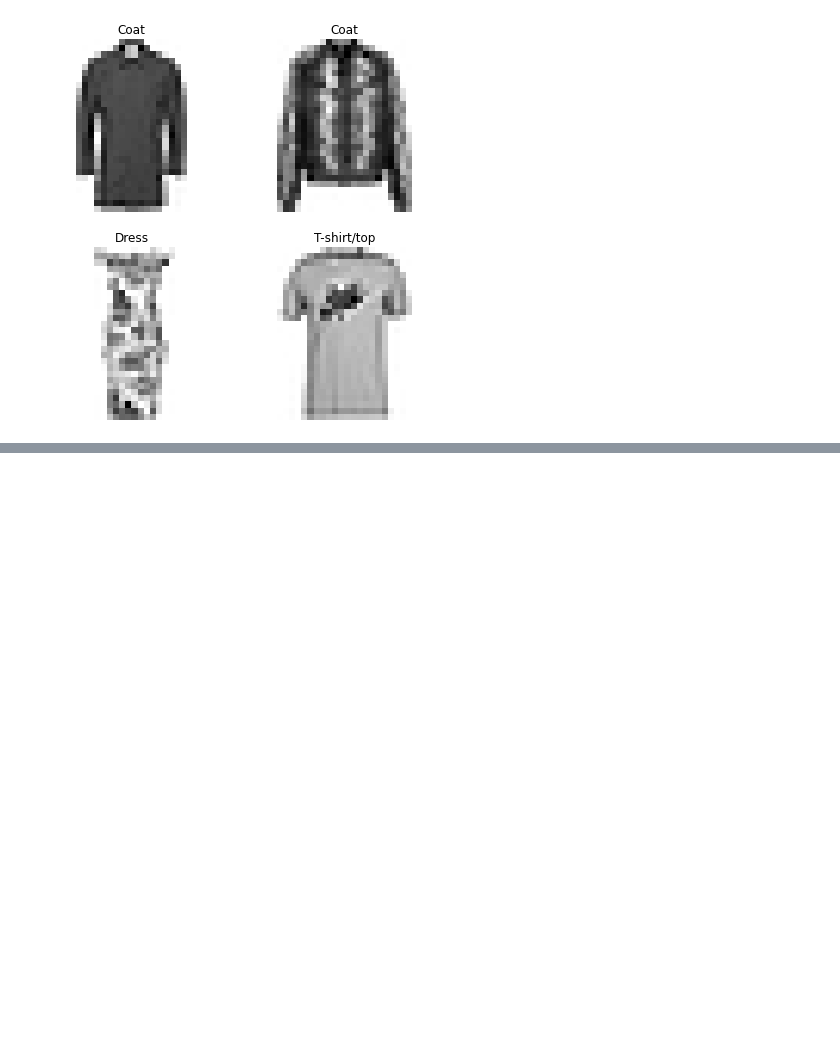
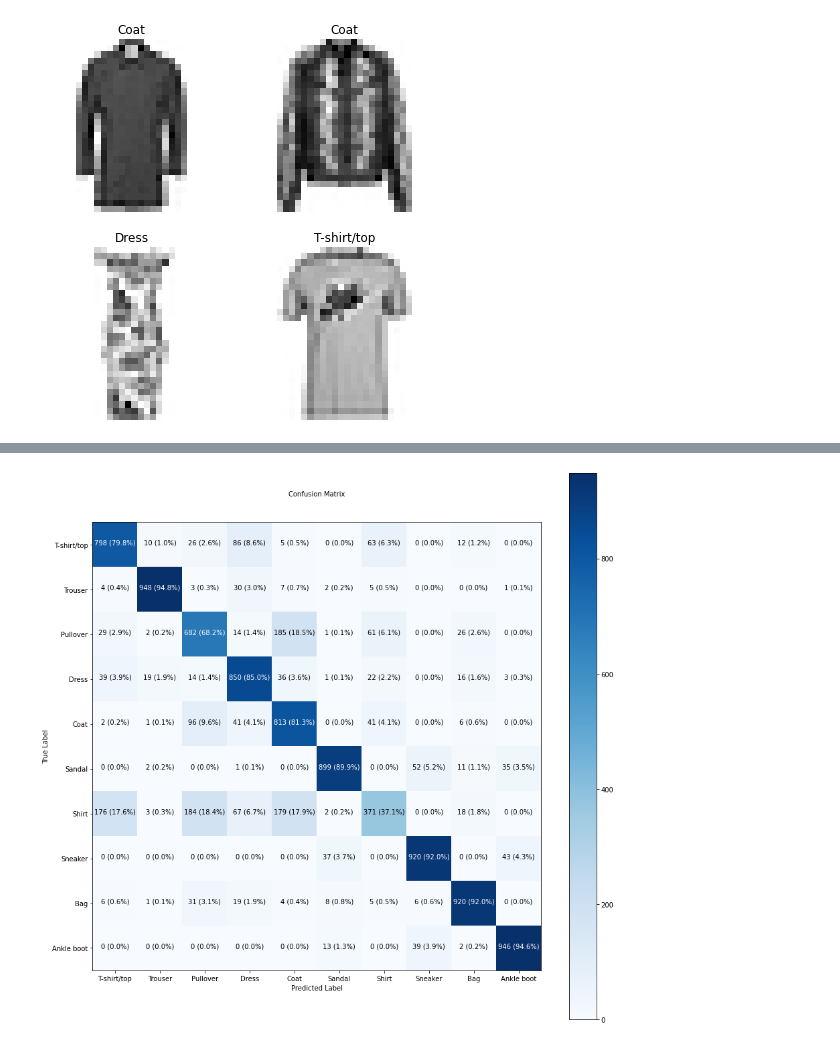
Before and after one commit to bhupendpatil/Practice, a Jupyter notebook: TensorFlow/02_neural_network_classification_with_tensorflow_exercise.ipynb, the cells around one changed output, grey strips where cells are left out. Saved outputs shown, nothing was run; the diff lists cells and outputs as text; code cells hidden in the pictures; blank space fills up the shorter version.

Commit message:
Train a model to get 88%+ accuracy on the fashion MNIST test set. Plot a confusion matrix to see the results after

```diff
--- a/TensorFlow/02_neural_network_classification_with_tensorflow_exercise.ipynb
+++ b/TensorFlow/02_neural_network_classification_with_tensorflow_exercise.ipynb
@@ -203,0 +206,4 @@ random_images_and_labels()
+# %%
+# Normalize data
+train_images_norm = train_images / 255.0
+test_images_norm = test_images / 225.0
@@ -203,0 +257,22 @@ random_images_and_labels()
+# %%
+# Set seed
+tf.random.set_seed(42)
+
+# Create model
+model_3 = tf.keras.Sequential([
+    tf.keras.layers.Flatten(input_shape=(28,28)),
+    tf.keras.layers.Dense(4,activation="relu"),
+    tf.keras.layers.Dense(4,activation="relu"),
+    tf.keras.layers.Dense(10,activation="softmax")
+])
+
+# Compile model
+model_3.compile(loss=tf.keras.losses.SparseCategoricalCrossentropy(),
+                optimizer=tf.keras.optimizers.Adam(lr=0.001),
+                metrics=["accuracy"])
+
+# Fit model
+history = model_3.fit(train_images_norm,
+                      train_labels,
+                      epochs=100,
+                      validation_data=(test_images_norm,test_labels))
@@ -203,0 +348,14 @@ random_images_and_labels()
+# %%
+# Make some predictions with our model
+y_probs = model_3.predict(test_images_norm)
+
+# Convert all of the prediction probabilities into integers
+y_preds = y_probs.argmax(axis=1)
+# %%
+make_confusion_matrix(y_true=test_labels,
+                      y_pred=y_preds,
+                      classes=class_names,
+                      figsize=(15,15),
+                      text_size=10)
+# %% [output]
+[figure, added]
```
Also changed, not shown: parts of 5 cells of this notebook.
